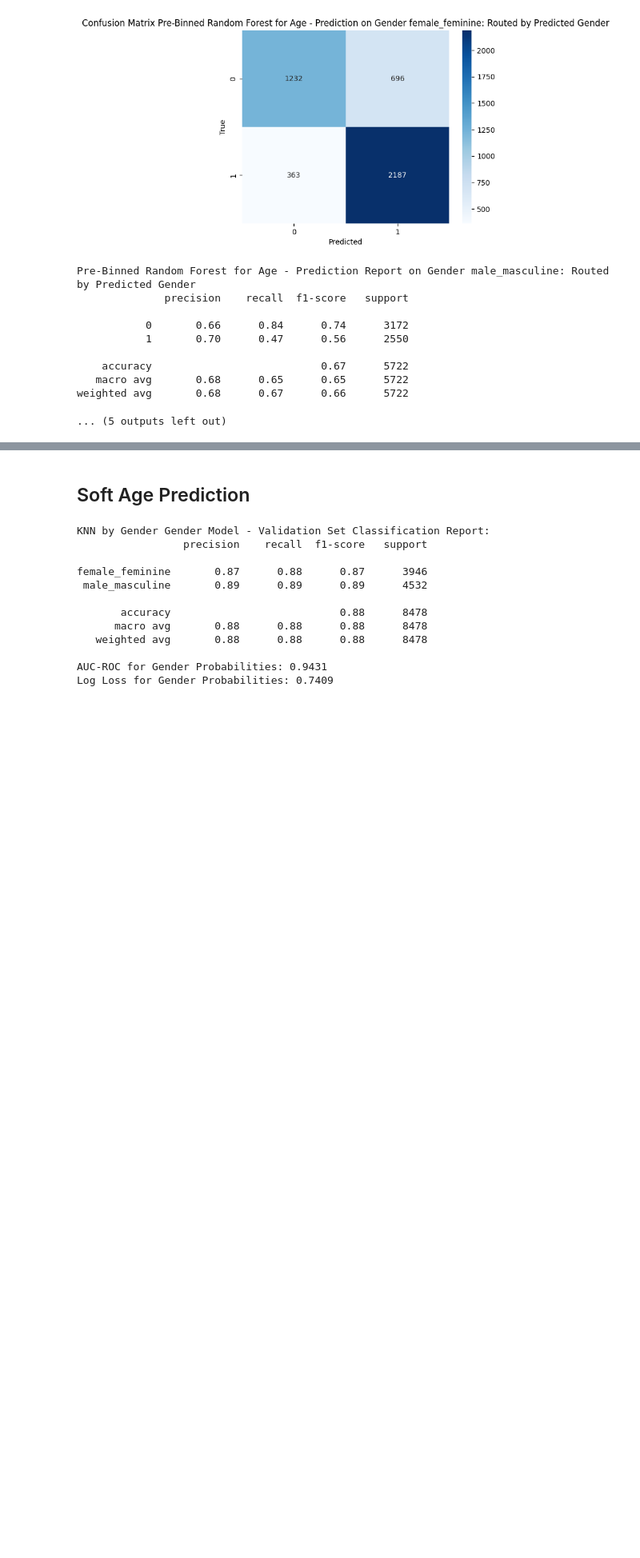
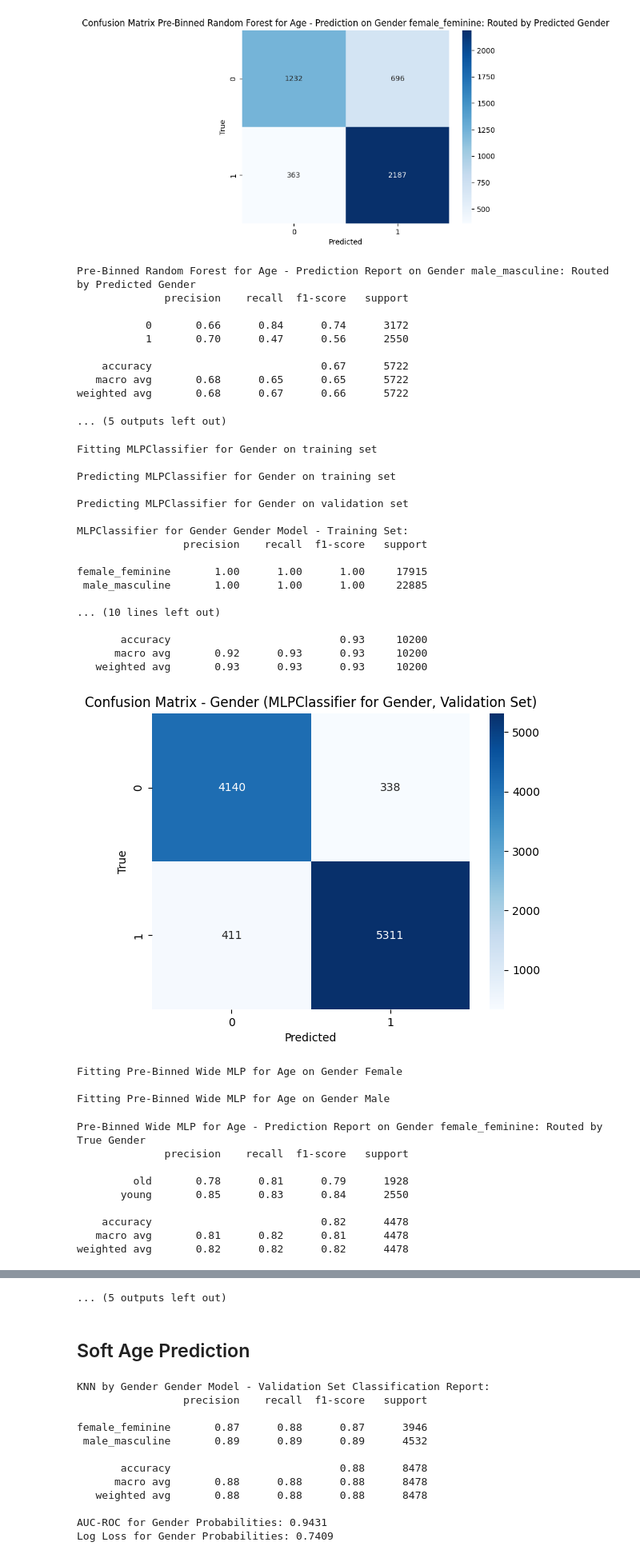
Before and after one commit to heinrichhegenbarth/KAN-CDSCO2004U_Machine_Learning_and_Deep_Learning, a Jupyter notebook: Final_Project/analysis_age copy.ipynb, the cells around one changed output, grey strips where cells are left out. Shown at 80% size. Saved outputs shown, nothing was run; the diff lists cells and outputs as text; code cells hidden in the pictures; blank space fills up the shorter version.

Commit message:
Final Exam now has all pipeline functions

```diff
--- a/Final_Project/analysis_age copy.ipynb
+++ b/Final_Project/analysis_age copy.ipynb
@@ -62,7 +62,7 @@ FULL_RUN=False
 # %% [markdown]
 ## Data Loading
 # %%
-list_of_files = ["data_en_5.csv","data_de_5.csv","data_es_5.csv","data_fr_5.csv","data_da_5.csv","data_se_5.csv"]
+list_of_files = ["data_en_5.csv", "data_de_5.csv", "data_es_5.csv", "data_fr_5.csv", "data_da_5.csv", "data_se_5.csv"]
 folder_path = "./data/"
 data_frames = []
 
@@ -70,7 +70,7 @@ for file_name in list_of_files:
     file_path = os.path.join(folder_path, file_name)
     if os.path.exists(file_path):
         with open(file_path, "r") as file:
-            data_frames.append(pd.read_csv(file))
+            data_frames.append(pd.read_csv(file, dtype={3: str}))
 
 data_raw = pd.concat(data_frames, ignore_index=True)
 
@@ -306,11 +306,12 @@ col_to_log_transform = ['spec_contrast_band_7_mean', 'spec_contrast_band_7_std',
 # %%
 # drop sentence_domain & exclude duplicate speakers
 try:
-    data_sampled = data_raw.groupby("client_id", group_keys=False).apply(
-    lambda g: pd.concat([g.drop_duplicates("locale").head(5), g.head(5 - len(g.drop_duplicates("locale")))]))
-    #data_sampled=data_raw[data_raw["locale"]=="en"]
+    data_sampled = data_raw.groupby("client_id", group_keys=False, include_groups=False).apply(
+        lambda g: pd.concat([g.drop_duplicates("locale").head(5), g.head(5 - len(g.drop_duplicates("locale")))])
+    )
+    # data_sampled = data_raw[data_raw["locale"] == "en"]
     data_sampled = data_sampled.drop(columns=["sentence_domain"])
-except:
+except KeyError:
     print("Column sentence_domain already dropped")
 # %%
 log_rmse = np.log(data_sampled['rmse_mean'] + 1e-10)
@@ -2486,3 +2487,67 @@ Pre-Binned Random Forest for Age - Prediction Report on Gender male_masculine: R
    macro avg       0.68      0.65      0.65      5722
 weighted avg       0.68      0.67      0.66      5722
 ... (5 outputs left out)
+# %%
+#Prebinned Classifier Double MLP
+fit_predict_gender_age_pipeline_with_joint_comparison(
+    MLPClassifier(hidden_layer_sizes=(512, 256),
+                batch_size=64,
+                learning_rate_init=0.001,
+                max_iter=1000,
+              activation="relu",
+              random_state=27,
+              learning_rate='adaptive',
+              alpha=0.0001),
+
+
+    MLPClassifier(hidden_layer_sizes=(512, 256),
+                batch_size=64,
+                learning_rate_init=0.001,
+                max_iter=1000,
+              activation="relu",
+              random_state=27,
+              learning_rate='adaptive',
+              alpha=0.001, solver='adam'),
+    MLPClassifier(hidden_layer_sizes=(512, 256),
+                batch_size=64,
+                learning_rate_init=0.001,
+                max_iter=1000,
+              activation="relu",
+              random_state=27,
+              learning_rate='adaptive',
+              alpha=0.001, solver='adam'),
+    "MLPClassifier for Gender",
+    "Pre-Binned Wide MLP for Age",
+    X_train=X_train, y_train_age=y_train["age_young_old"], y_train_gender=y_train["gender"], X_val=X_val, y_val_age=y_val["age_young_old"], y_val_gender=y_val["gender"],
+    numerical=False, binning=identity)
+# %% [output]
+Fitting MLPClassifier for Gender on training set
+
+Predicting MLPClassifier for Gender on training set
+
+Predicting MLPClassifier for Gender on validation set
+
+MLPClassifier for Gender Gender Model - Training Set:
+                 precision    recall  f1-score   support
+
+female_feminine       1.00      1.00      1.00     17915
+ male_masculine       1.00      1.00      1.00     22885
+
+... (10 lines left out)
+
+       accuracy                           0.93     10200
+      macro avg       0.92      0.93      0.93     10200
+   weighted avg       0.93      0.93      0.93     10200
+[figure, added]
+Fitting Pre-Binned Wide MLP for Age on Gender Female
+
+Fitting Pre-Binned Wide MLP for Age on Gender Male
+Pre-Binned Wide MLP for Age - Prediction Report on Gender female_feminine: Routed by True Gender
+              precision    recall  f1-score   support
+
+         old       0.78      0.81      0.79      1928
+       young       0.85      0.83      0.84      2550
+
+    accuracy                           0.82      4478
+   macro avg       0.81      0.82      0.81      4478
+weighted avg       0.82      0.82      0.82      4478
@@ -2489,3 +2594,4 @@ weighted avg       0.68      0.67      0.66      5722
+... (5 outputs left out)
 # %% [markdown]
 ## Soft Age Prediction
 # %%
```
Also changed, not shown: parts of 4 cells of this notebook, 1 other file.
